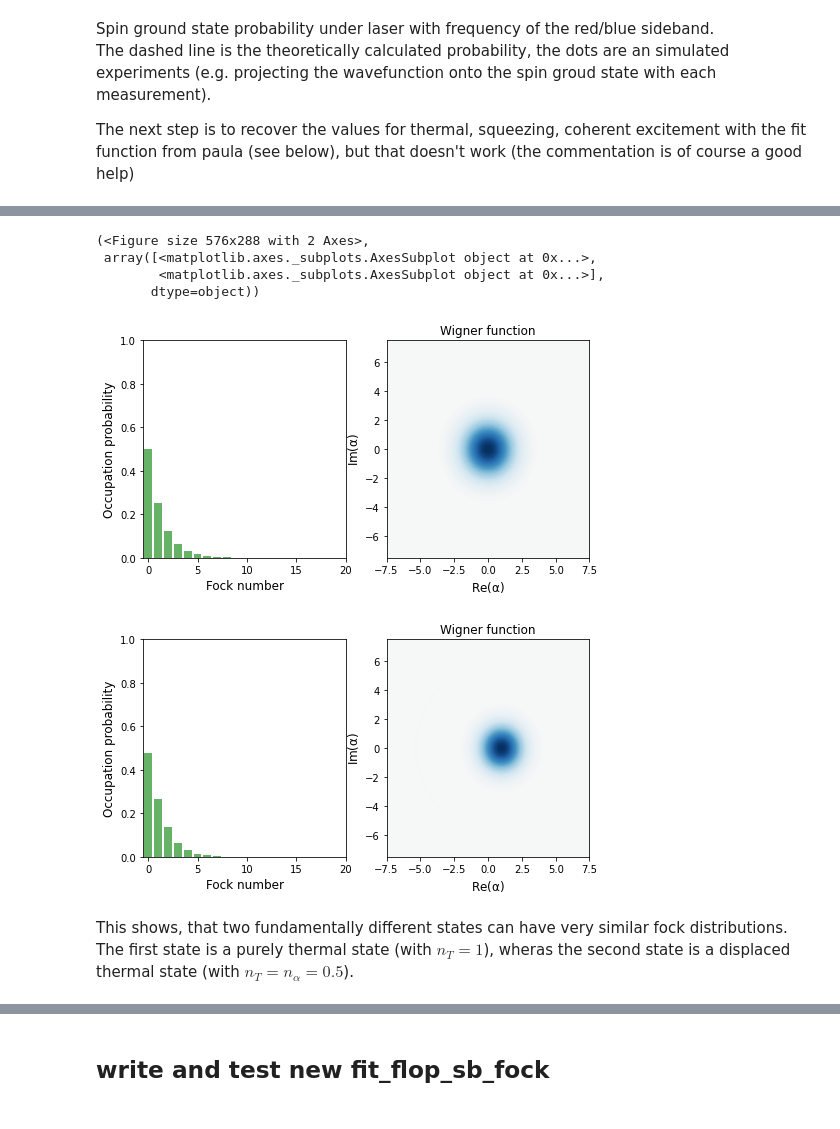
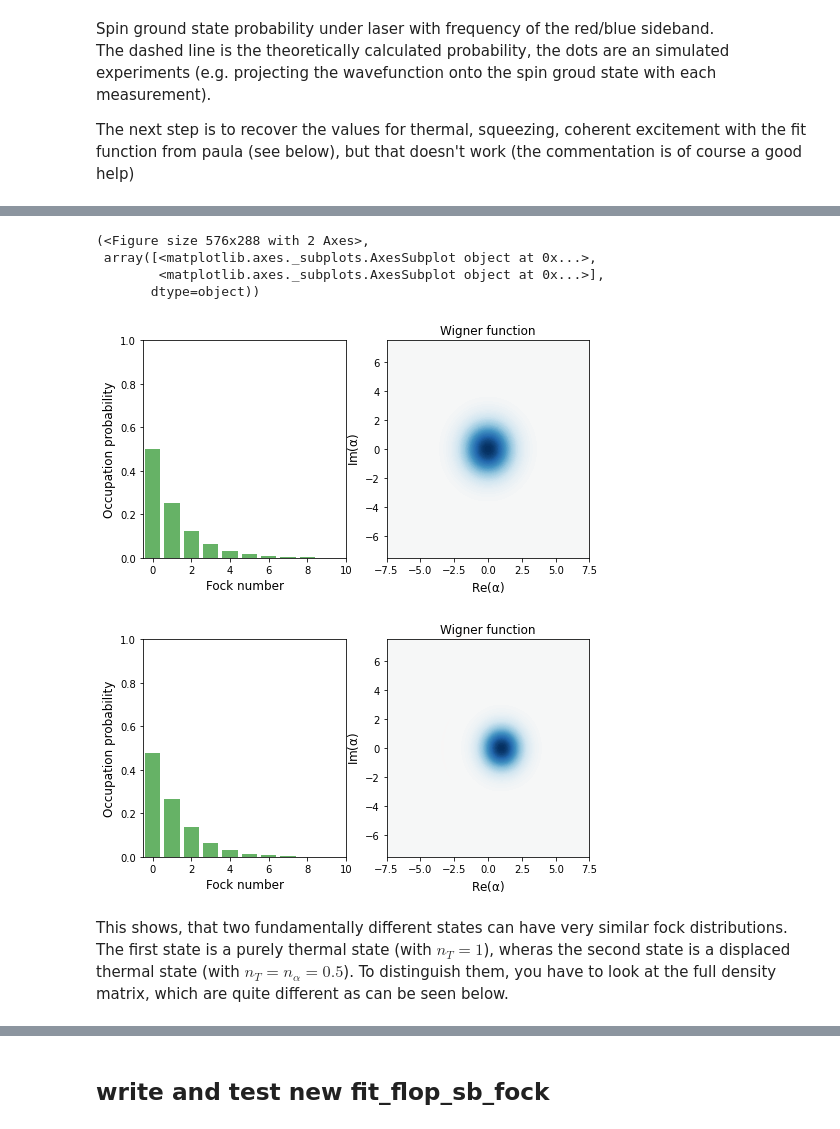
Before and after one commit to R-Thomm/Robin-Master, a Jupyter notebook: squeezed.ipynb, the cells around one changed output, grey strips where cells are left out. Saved outputs shown, nothing was run; the diff lists cells and outputs as text; code cells hidden in the pictures.

```diff
--- a/squeezed.ipynb
+++ b/squeezed.ipynb
@@ -1080,22 +1095,23 @@ migrad finished at Wed May 20 16:33:24 2020
 ------------------------------------------------------------------------------------------)
 # %%
+n = 10
 n_th = 1.
 alpha = 0j
 xi = np.arcsinh(np.sqrt(0))
 psi1 = squeeze(n, xi)*displace(n, alpha)*thermal_dm(n, n_th)*displace(n, alpha).dag()*squeeze(n, xi).dag()
 plot_wigner_fock_distribution(psi1)
 
 n_th = 0.5
 alpha = np.sqrt(0.5)
 xi = np.arcsinh(np.sqrt(0))
 psi2 = squeeze(n, xi)*displace(n, alpha)*thermal_dm(n, n_th)*displace(n, alpha).dag()*squeeze(n, xi).dag()
 plot_wigner_fock_distribution(psi2)
 # %% [output]
 (<Figure size 576x288 with 2 Axes>,
  array([<matplotlib.axes._subplots.AxesSubplot object at 0x...>,
         <matplotlib.axes._subplots.AxesSubplot object at 0x...>],
        dtype=object))
-[figure, old version]
+[figure, new version]
-[figure, old version]
+[figure, new version]
 # %% [markdown]
-This shows, that two fundamentally different states can have very similar fock distributions. The first state is a purely thermal state (with $n_T = 1$), wheras the second state is a displaced thermal state (with $n_{T} = n_\alpha = 0.5$).
+This shows, that two fundamentally different states can have very similar fock distributions. The first state is a purely thermal state (with $n_T = 1$), wheras the second state is a displaced thermal state (with $n_{T} = n_\alpha = 0.5$). To distinguish them, you have to look at the full density matrix, which are quite different as can be seen below.
```
Also changed, not shown: parts of 38 cells of this notebook, 4 other files.
